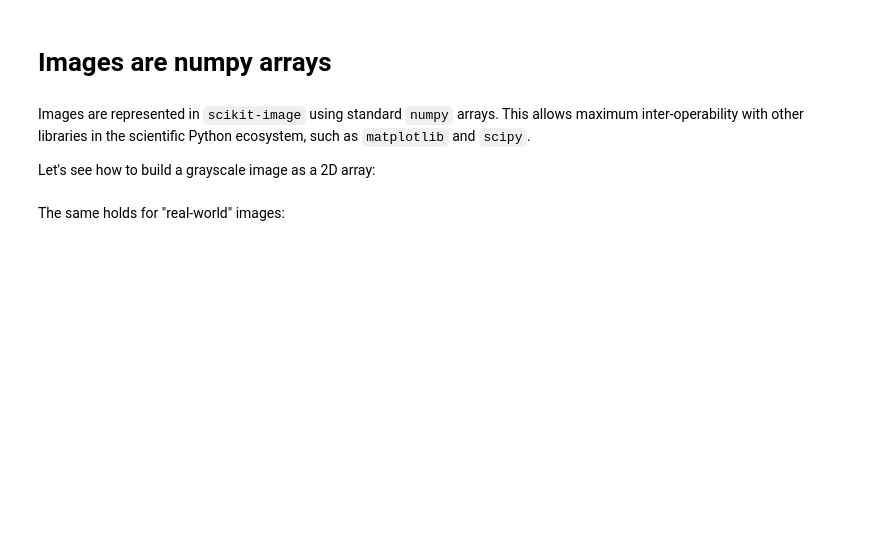
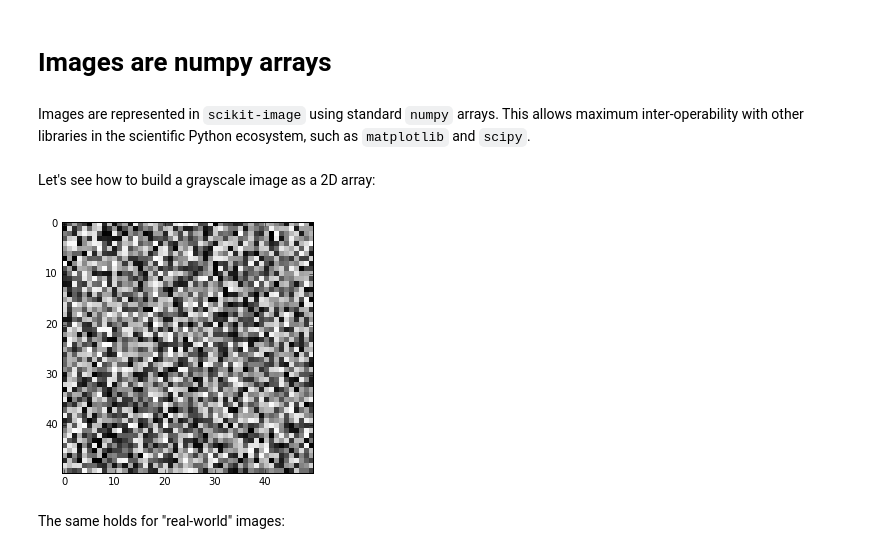
Before and after one commit to rmegret/visionlab, a Jupyter notebook: lectures/00_images_are_arrays.ipynb, the cells around one changed output. Saved outputs shown, nothing was run; the diff lists cells and outputs as text; code cells hidden in the pictures; blank space fills up the shorter version.

Commit message:
- 00_images_are_arrays:   - reorganize presentation and small corrections   - more discussion on colormaps   - new example for interpolation

```diff
--- a/lectures/00_images_are_arrays.ipynb
+++ b/lectures/00_images_are_arrays.ipynb
@@ -6,15 +17,18 @@ import skimage
 # Images are numpy arrays
 # %% [markdown]
 Images are represented in ``scikit-image`` using standard ``numpy`` arrays.  This allows maximum inter-operability with other libraries in the scientific Python ecosystem, such as ``matplotlib`` and ``scipy``.
-
-Let's see how to build a grayscale image as a 2D array:
+# %% [markdown]
+Let's see how to build a grayscale image as a 2D array:
 # %%
 import numpy as np
 from matplotlib import pyplot as plt
 
-random_image = np.random.random([500, 500])
+random_image = np.random.random([50, 50])
 
 plt.imshow(random_image, cmap='gray', interpolation='nearest');
+plt.tight_layout()
+# %% [output]
+[figure, added]
 # %% [markdown]
 The same holds for "real-world" images:
 # %%
```
Also changed, not shown: parts of 65 cells of this notebook, 3 other files.
